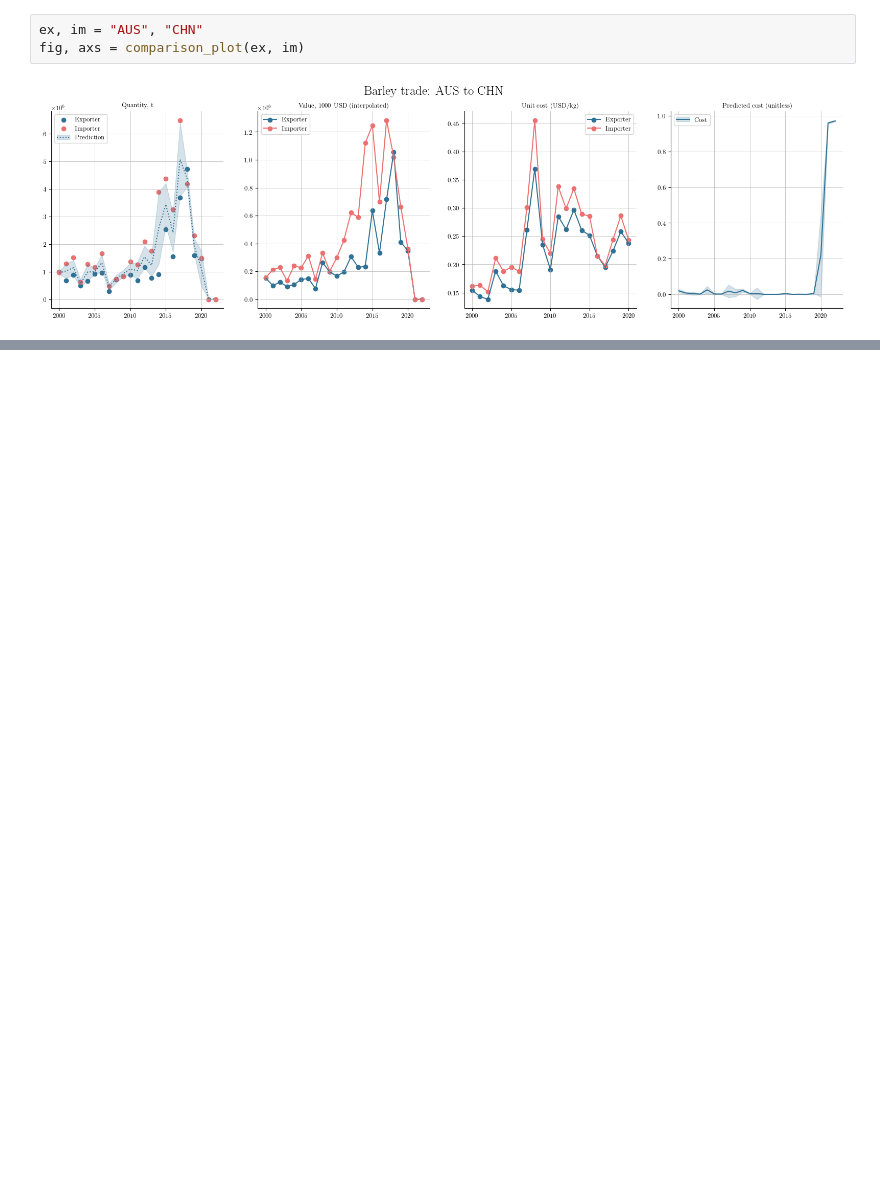
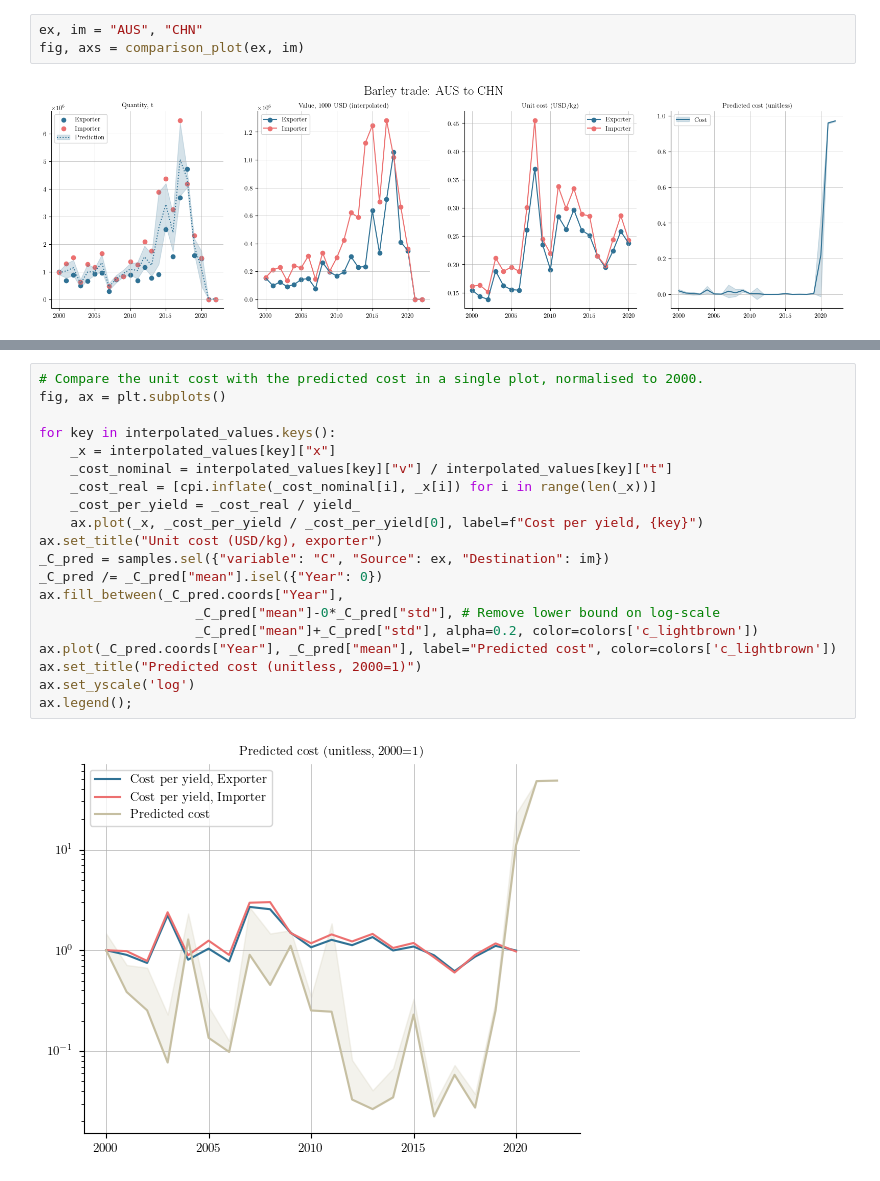
Before and after one commit to ThGaskin/inverse-optimal-transport, a Jupyter notebook: FAOStat/plot.ipynb, the cells around one changed output, grey strips where cells are left out. Drawn from its saved outputs; the diff is of its cells as text; blank space fills up the shorter version.

```diff
--- a/FAOStat/plot.ipynb
+++ b/FAOStat/plot.ipynb
@@ -265,0 +317,22 @@ fig, axs = comparison_plot(ex, im)
+# %%
+# Compare the unit cost with the predicted cost in a single plot, normalised to 2000.
+fig, ax = plt.subplots()
+
+for key in interpolated_values.keys():
+    _x = interpolated_values[key]["x"]
+    _cost_nominal = interpolated_values[key]["v"] / interpolated_values[key]["t"]
+    _cost_real = [cpi.inflate(_cost_nominal[i], _x[i]) for i in range(len(_x))]
+    _cost_per_yield = _cost_real / yield_
+    ax.plot(_x, _cost_per_yield / _cost_per_yield[0], label=f"Cost per yield, {key}")
+ax.set_title("Unit cost (USD/kg), exporter")
+_C_pred = samples.sel({"variable": "C", "Source": ex, "Destination": im})
+_C_pred /= _C_pred["mean"].isel({"Year": 0})
+ax.fill_between(_C_pred.coords["Year"],
+                    _C_pred["mean"]-0*_C_pred["std"], # Remove lower bound on log-scale
+                    _C_pred["mean"]+_C_pred["std"], alpha=0.2, color=colors['c_lightbrown'])
+ax.plot(_C_pred.coords["Year"], _C_pred["mean"], label="Predicted cost", color=colors['c_lightbrown'])
+ax.set_title("Predicted cost (unitless, 2000=1)")
+ax.set_yscale('log')
+ax.legend();
+# %% [output]
+[figure, added]
```
Also changed, not shown: parts of 5 cells of this notebook, 1 other file.
